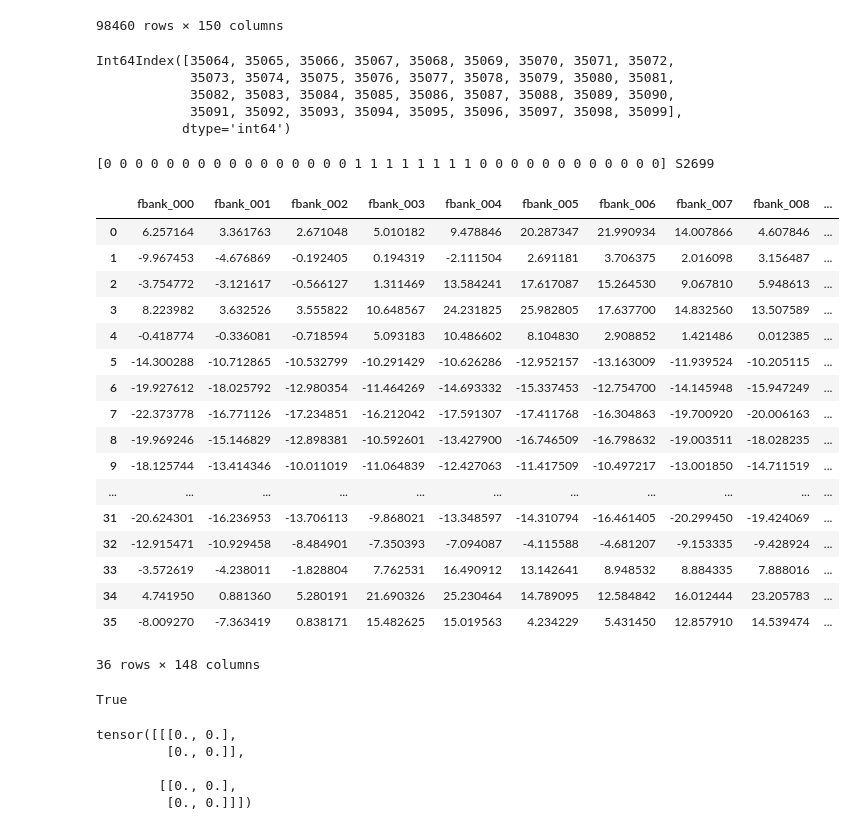
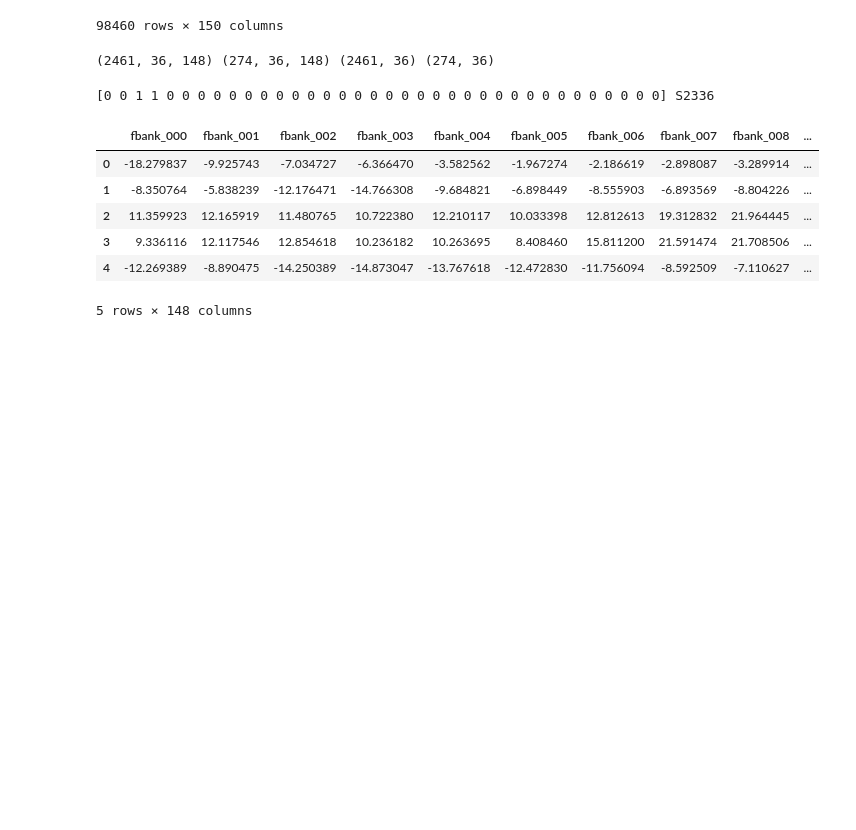
Before and after one commit to maxkvant/speech-ml-hw, a Jupyter notebook: 2/homework/main.ipynb, the cells around one changed output. Drawn from its saved outputs; the diff is of its cells as text; code cells hidden in the pictures; blank space fills up the shorter version.

```diff
--- a/2/homework/main.ipynb
+++ b/2/homework/main.ipynb
@@ -103,7 +106,7 @@ data_noisy
 | 98459 | -9.003305 | -1.718129 | 5.034457 | 5.139921 | 9.321929 | 16.850901 | 14.935956 | 13.604340 | 18.386983 | ... |
 98460 rows × 150 columns
 # %%
-def split(df, test_size=0.2, seed=0):
+def split(df, test_size=0.1, seed=0):
     np.random.seed(seed)
     df.sort_values('SNAME')
     df_by_sname = df.groupby('SNAME')
@@ -117,39 +120,24 @@ def split(df, test_size=0.2, seed=0):
     X = np.array([x_df.values for x_df in X], dtype=np.float)
 
     X_train, X_test, y_train, y_test, snames_train, snames_test = \
-        train_test_split(X, y, snames, train_size=1. - test_size, test_size=0.2)
+        train_test_split(X, y, snames, train_size=1. - test_size, test_size=test_size)
     return  X_train, X_test, y_train, y_test, snames_train, snames_test
 # %%
-X_train, X_test, y_train, y_test, snames_train, snames_test = split(data)
+X_train, X_test, y_train, y_test, snames_train, snames_test = split(data_noisy)
-# %% [output]
-Int64Index([35064, 35065, 35066, 35067, 35068, 35069, 35070, 35071, 35072,
-            35073, 35074, 35075, 35076, 35077, 35078, 35079, 35080, 35081,
-            35082, 35083, 35084, 35085, 35086, 35087, 35088, 35089, 35090,
-            35091, 35092, 35093, 35094, 35095, 35096, 35097, 35098, 35099],
-           dtype='int64')
 # %%
 print(X_train.shape, X_test.shape, y_train.shape, y_test.shape)
+# %% [output]
+(2461, 36, 148) (274, 36, 148) (2461, 36) (274, 36)
 # %%
 print(y_train[0], snames_train[0])
 
-pd.DataFrame(X_train[0], columns=data.columns[:-2])
+pd.DataFrame(X_train[0], columns=data.columns[:-2]).head()
 # %% [output]
-[0 0 0 0 0 0 0 0 0 0 0 0 0 0 0 0 1 1 1 1 1 1 1 1 0 0 0 0 0 0 0 0 0 0 0 0] S2699
+[0 0 1 1 0 0 0 0 0 0 0 0 0 0 0 0 0 0 0 0 0 0 0 0 0 0 0 0 0 0 0 0 0 0 0 0] S2336
 |  | fbank_000 | fbank_001 | fbank_002 | fbank_003 | fbank_004 | fbank_005 | fbank_006 | fbank_007 | fbank_008 | ... |
-| 0 | 6.257164 | 3.361763 | 2.671048 | 5.010182 | 9.478846 | 20.287347 | 21.990934 | 14.007866 | 4.607846 | ... |
-| 1 | -9.967453 | -4.676869 | -0.192405 | 0.194319 | -2.111504 | 2.691181 | 3.706375 | 2.016098 | 3.156487 | ... |
-| 2 | -3.754772 | -3.121617 | -0.566127 | 1.311469 | 13.584241 | 17.617087 | 15.264530 | 9.067810 | 5.948613 | ... |
-| 3 | 8.223982 | 3.632526 | 3.555822 | 10.648567 | 24.231825 | 25.982805 | 17.637700 | 14.832560 | 13.507589 | ... |
-| 4 | -0.418774 | -0.336081 | -0.718594 | 5.093183 | 10.486602 | 8.104830 | 2.908852 | 1.421486 | 0.012385 | ... |
-| 5 | -14.300288 | -10.712865 | -10.532799 | -10.291429 | -10.626286 | -12.952157 | -13.163009 | -11.939524 | -10.205115 | ... |
-| 6 | -19.927612 | -18.025792 | -12.980354 | -11.464269 | -14.693332 | -15.337453 | -12.754700 | -14.145948 | -15.947249 | ... |
-| 7 | -22.373778 | -16.771126 | -17.234851 | -16.212042 | -17.591307 | -17.411768 | -16.304863 | -19.700920 | -20.006163 | ... |
-| 8 | -19.969246 | -15.146829 | -12.898381 | -10.592601 | -13.427900 | -16.746509 | -16.798632 | -19.003511 | -18.028235 | ... |
-| 9 | -18.125744 | -13.414346 | -10.011019 | -11.064839 | -12.427063 | -11.417509 | -10.497217 | -13.001850 | -14.711519 | ... |
-| ... | ... | ... | ... | ... | ... | ... | ... | ... | ... | ... |
-| 31 | -20.624301 | -16.236953 | -13.706113 | -9.868021 | -13.348597 | -14.310794 | -16.461405 | -20.299450 | -19.424069 | ... |
-| 32 | -12.915471 | -10.929458 | -8.484901 | -7.350393 | -7.094087 | -4.115588 | -4.681207 | -9.153335 | -9.428924 | ... |
-| 33 | -3.572619 | -4.238011 | -1.828804 | 7.762531 | 16.490912 | 13.142641 | 8.948532 | 8.884335 | 7.888016 | ... |
-| 34 | 4.741950 | 0.881360 | 5.280191 | 21.690326 | 25.230464 | 14.789095 | 12.584842 | 16.012444 | 23.205783 | ... |
-| 35 | -8.009270 | -7.363419 | 0.838171 | 15.482625 | 15.019563 | 4.234229 | 5.431450 | 12.857910 | 14.539474 | ... |
+| 0 | -18.279837 | -9.925743 | -7.034727 | -6.366470 | -3.582562 | -1.967274 | -2.186619 | -2.898087 | -3.289914 | ... |
+| 1 | -8.350764 | -5.838239 | -12.176471 | -14.766308 | -9.684821 | -6.898449 | -8.555903 | -6.893569 | -8.804226 | ... |
+| 2 | 11.359923 | 12.165919 | 11.480765 | 10.722380 | 12.210117 | 10.033398 | 12.812613 | 19.312832 | 21.964445 | ... |
+| 3 | 9.336116 | 12.117546 | 12.854618 | 10.236182 | 10.263695 | 8.408460 | 15.811200 | 21.591474 | 21.708506 | ... |
+| 4 | -12.269389 | -8.890475 | -14.250389 | -14.873047 | -13.767618 | -12.472830 | -11.756094 | -8.592509 | -7.110627 | ... |
-36 rows × 148 columns
+5 rows × 148 columns
@@ -158,15 +144,3 @@ X_train_noisy, X_test_noisy, y_train_noisy, y_test_noisy, snames_train_noisy, sn
-# %%
-snames_test_noisy == snames_test
-# %% [output]
-True
-# %%
-torch.zeros(2,2,2)
-# %% [output]
-tensor([[[0., 0.],
-         [0., 0.]],
-
-        [[0., 0.],
-         [0., 0.]]])
 # %%
 fbank_features = sum(1 for col in data_noisy.columns if col.startswith('fbank'))
 mfcc_features = sum(1 for col in data_noisy.columns  if col.startswith('mfcc'))
```
Also changed, not shown: parts of 24 cells of this notebook, 2 other files.
